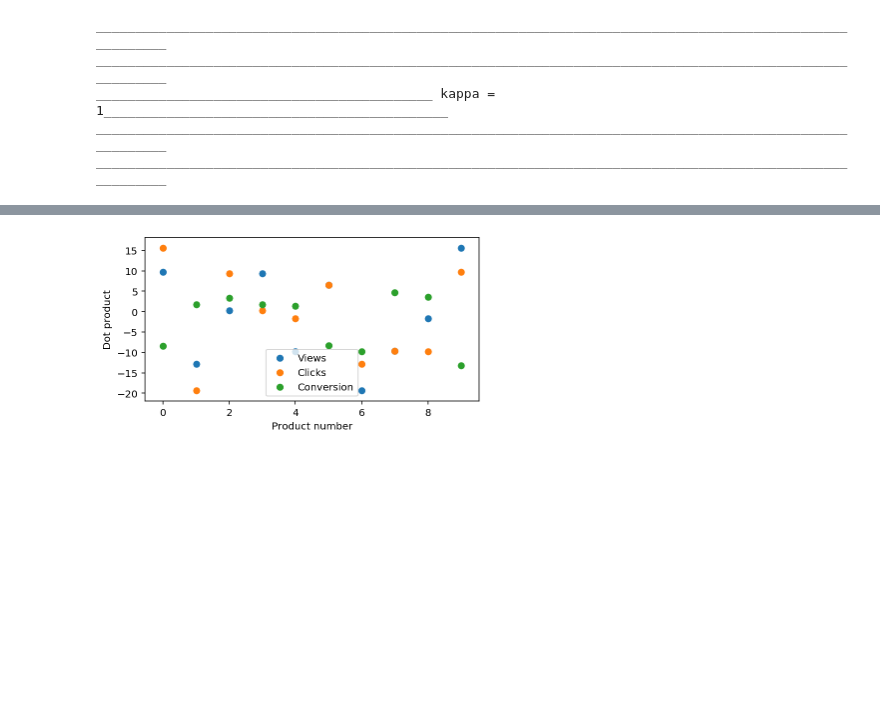
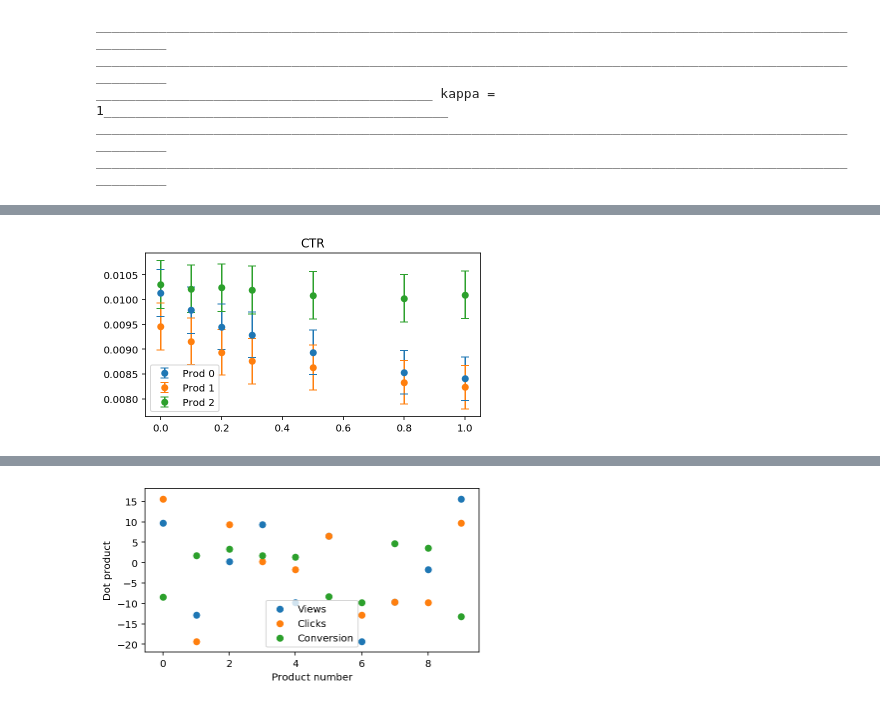
Before and after one commit to philomenec/reco-gym, a Jupyter notebook: 1. Compare agents.ipynb, the cells around one changed output, grey strips where cells are left out. Saved outputs shown, nothing was run; the diff lists cells and outputs as text; code cells hidden in the pictures; blank space fills up the shorter version.

```diff
--- a/1. Compare agents.ipynb
+++ b/1. Compare agents.ipynb
@@ -616,0 +624,15 @@ plt.show()
+# %%
+metric = 'CTR'
+for prod in range(3):
+    plt.errorbar(kappa_values,
+                 [result_single_prod[i][metric]["0.500"].iloc[prod] for i in range(len(kappa_values))],
+                 yerr=([result_single_prod[i][metric]["0.500"].iloc[prod]-result_single_prod[i][metric]["0.025"].iloc[prod] for i in range(len(kappa_values))],
+                       [result_single_prod[i][metric]["0.500"].iloc[prod]-result_single_prod[i][metric]["0.025"].iloc[prod] for i in range(len(kappa_values))]),
+                 fmt='o',
+                 capsize=4,
+                label = "Prod "+str(prod))
+    plt.legend()
+plt.title("CTR")
+plt.show()
+# %% [output]
+[figure, added]
```
Also changed, not shown: parts of 14 cells of this notebook, 7 other files.
